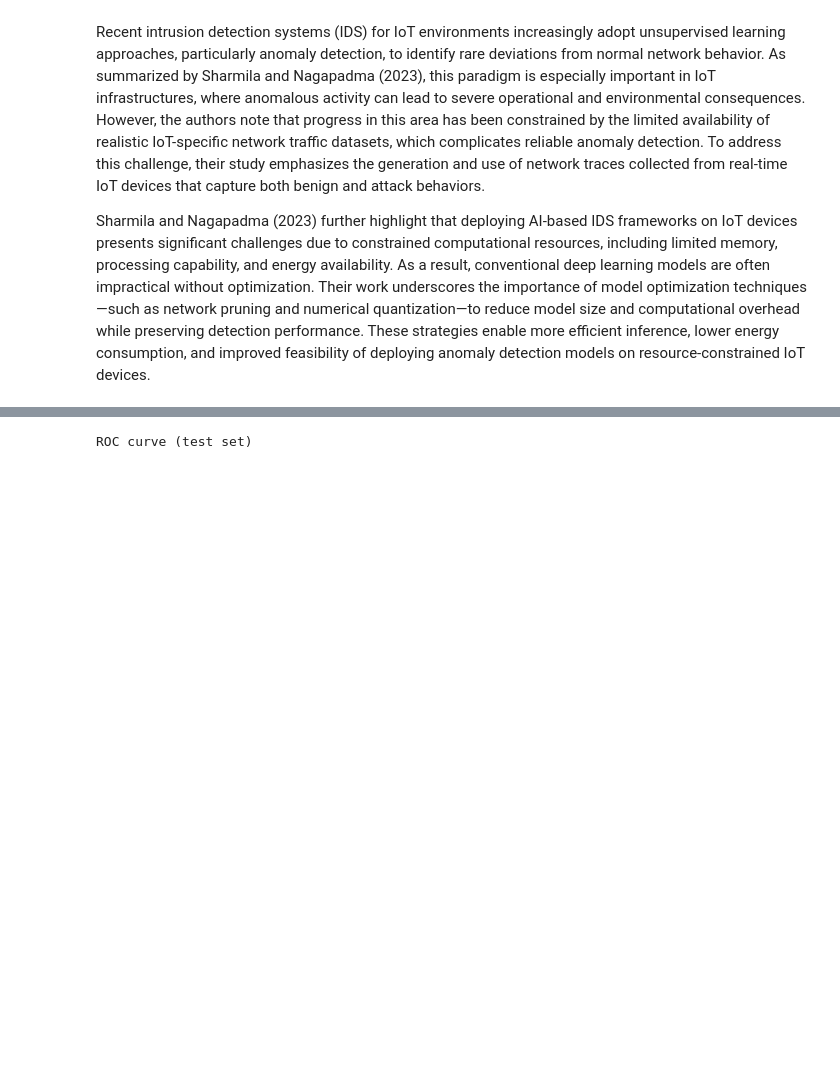
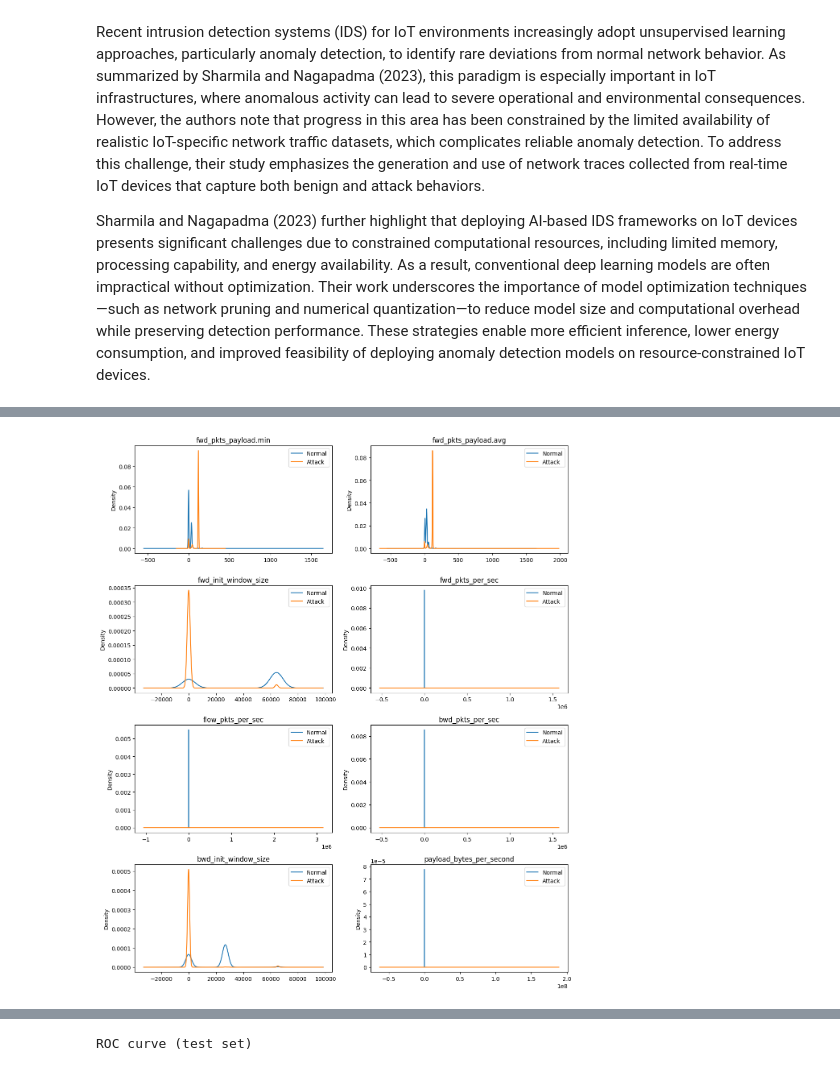
Before and after one commit to AnhJoe/Real-Time_IoT_2022_Quantized_Auto_Encoder, a Jupyter notebook: RT-IoT2022.ipynb, the cells around one changed output, grey strips where cells are left out. Cells and saved outputs as stored; diff of their text form; code cells hidden in the pictures; blank space fills up the shorter version.

```diff
--- a/RT-IoT2022.ipynb
+++ b/RT-IoT2022.ipynb
@@ -148,0 +290,28 @@ Target name: Attack_type
+# %%
+TOP_K = 8
+EPS = 1e-12   # small stabilizer
+
+def effect_size(col):
+    n = pd.to_numeric(df.loc[NORMAL_MASK, col], errors="coerce").dropna()
+    a = pd.to_numeric(df.loc[ATTACK_MASK, col], errors="coerce").dropna()
+
+    # pooled std with stability term
+    pooled_std = np.sqrt((n.var(ddof=0) + a.var(ddof=0)) / 2)
+
+    if pooled_std < EPS:
+        return 0.0   # feature has no variability
+
+    return abs(n.mean() - a.mean()) / pooled_std
+
+
+effect_scores = (
+    X_num.columns.to_series()
+    .apply(effect_size)
+    .replace([np.inf, -np.inf], np.nan)
+    .dropna()
+    .sort_values(ascending=False)
+)
+
+TOP_FEATURES = effect_scores.head(TOP_K).index
+
+effect_scores.head(10)
@@ -148,0 +366,14 @@ Target name: Attack_type
+# %%
+fig, axes = plt.subplots(4, 2, figsize=(12, 14))
+axes = axes.flatten()
+
+for ax, col in zip(axes, TOP_FEATURES):
+    df.loc[NORMAL_MASK, col].plot(kind="kde", ax=ax, label="Normal")
+    df.loc[ATTACK_MASK, col].plot(kind="kde", ax=ax, label="Attack")
+    ax.set_title(col)
+    ax.legend()
+
+plt.tight_layout()
+plt.show()
+# %% [output]
+[figure, added]
```
Also changed, not shown: parts of 57 cells of this notebook.
